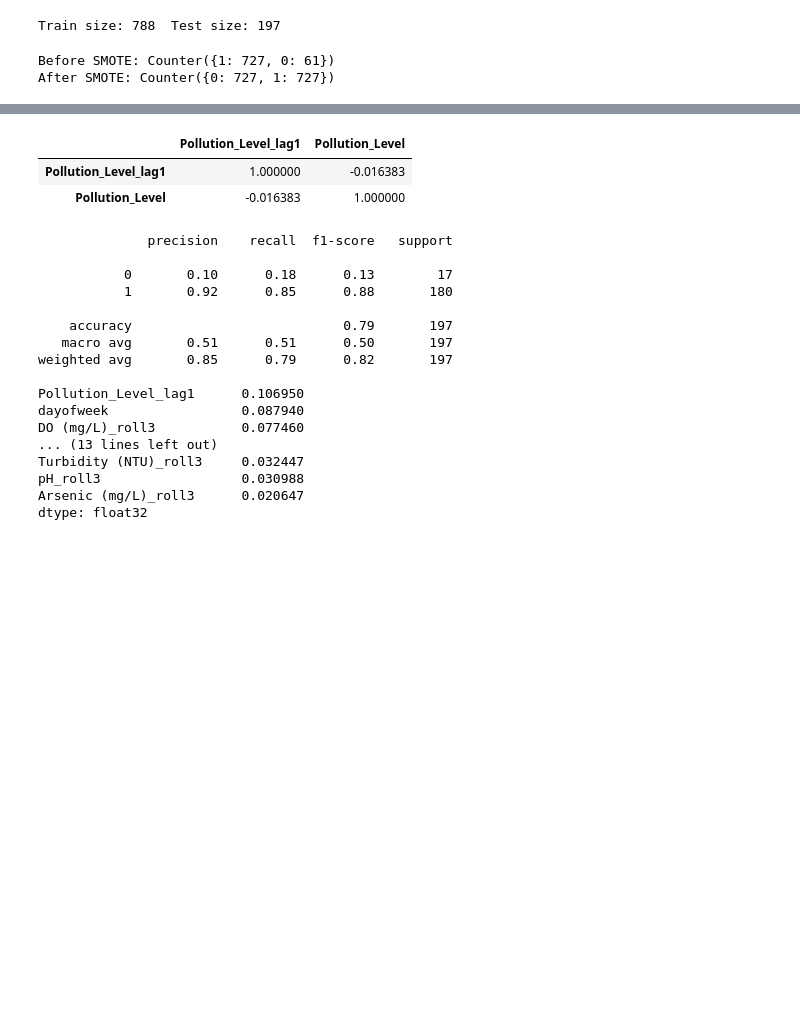
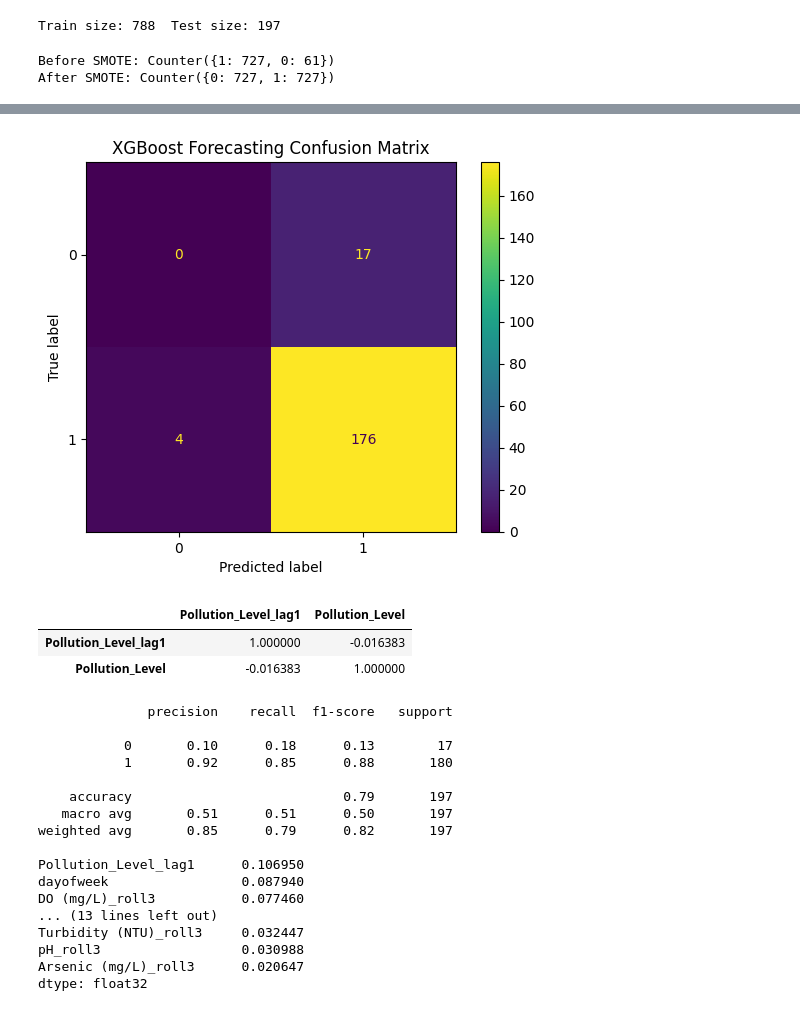
Before and after one commit to Senzwa-Jongihlati/Data-Science, a Jupyter notebook: WaterQuality/Water Quality.ipynb, the cells around one changed output, grey strips where cells are left out. Cells and saved outputs as stored; diff of their text form; code cells hidden in the pictures; blank space fills up the shorter version.

```diff
--- a/WaterQuality/Water Quality.ipynb
+++ b/WaterQuality/Water Quality.ipynb
@@ -658,0 +651,8 @@ print(importances.sort_values(ascending=False))
+# %%
+model_rf_fc = RandomForestClassifier(n_estimators=100, random_state=42)
+model_rf_fc.fit(X_train_fc_sm, y_train_fc_sm)
+
+pred_rf_fc = model_rf_fc.predict(X_test_fc)
+print(classification_report(y_test_fc, pred_rf_fc))
+importances = pd.Series(model_rf_fc.feature_importances_, index=X_train_fc.columns)
+print(importances.sort_values(ascending=False))
@@ -659,3 +677,11 @@ print(importances.sort_values(ascending=False))
+# %%
+cm_fc = confusion_matrix(y_test_fc, pred_rf_fc)
+disp_fc = ConfusionMatrixDisplay(confusion_matrix=cm_fc)
+disp_fc.plot()
+plt.title("XGBoost Forecasting Confusion Matrix")
+plt.show()
+# %% [output]
+[figure, added]
 # %%
 df_fc[["Pollution_Level_lag1", "Pollution_Level"]].corr()
 # %% [output]
```
Also changed, not shown: parts of 2 cells of this notebook.
